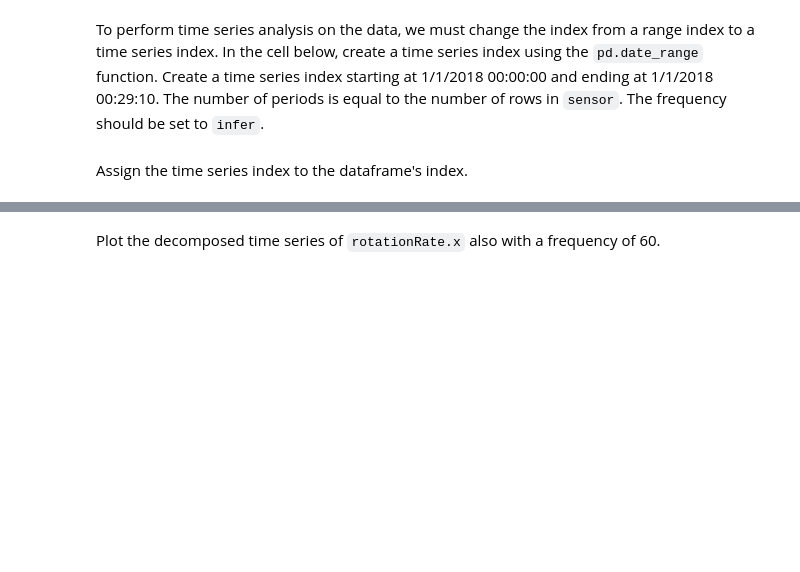
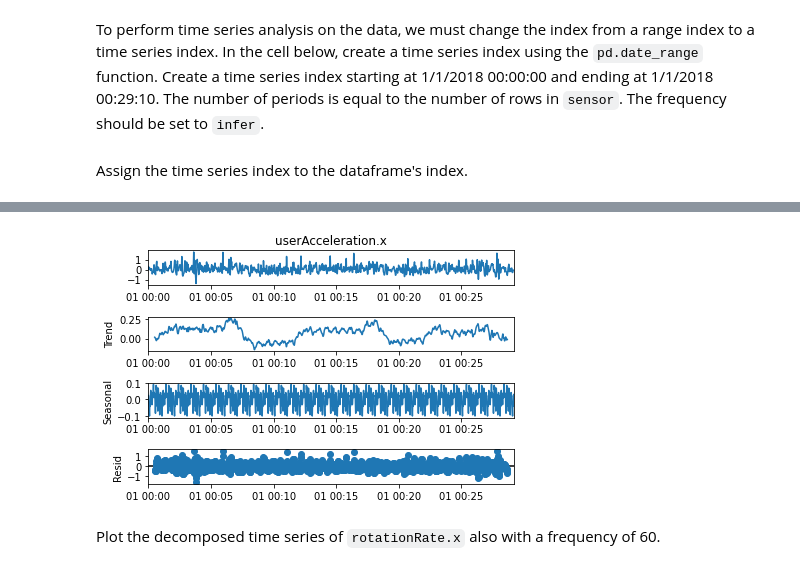
Before and after one commit to ironhack-datalabs/datamad0320, a Jupyter notebook: module-2/lab-time-series/your-code/main.ipynb, the cells around one changed output, grey strips where cells are left out. Cells and saved outputs as stored; diff of their text form; code cells hidden in the pictures; blank space fills up the shorter version.

```diff
--- a/module-2/lab-time-series/your-code/main.ipynb
+++ b/module-2/lab-time-series/your-code/main.ipynb
@@ -37,4 +66,10 @@ To perform time series analysis on the data, we must change the index from a ran
+# %%
+# Your code here:
+
+timeSIndex= pd.date_range(start="01/01/2018 00:00:00", end="01/01/2018 00:29:10", periods=len(sensor))
 # %% [markdown]
 Assign the time series index to the dataframe's index.
 # %%
 # Your code here:
+sensor.index = timeSIndex
+sensor.head()
@@ -47,2 +87,8 @@ Our next step is to decompose the time series and evaluate the patterns in the d
+# %%
+# Your code here:
+userAccelearation=sm.tsa.seasonal_decompose(sensor["userAcceleration.x"].loc[timeSIndex],freq=60)
+x =userAccelearation.plot()
+# %% [output]
+[figure, added]
 # %% [markdown]
 Plot the decomposed time series of `rotationRate.x` also with a frequency of 60.
```
Also changed, not shown: parts of 23 cells of this notebook.
